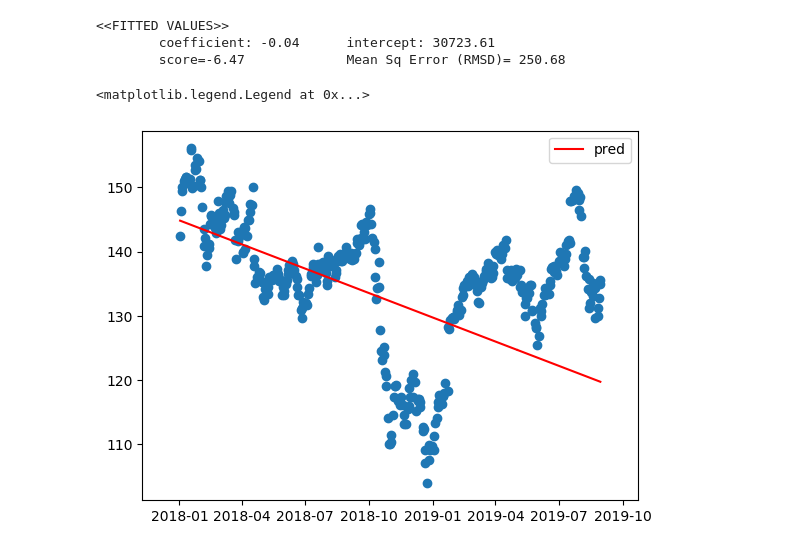
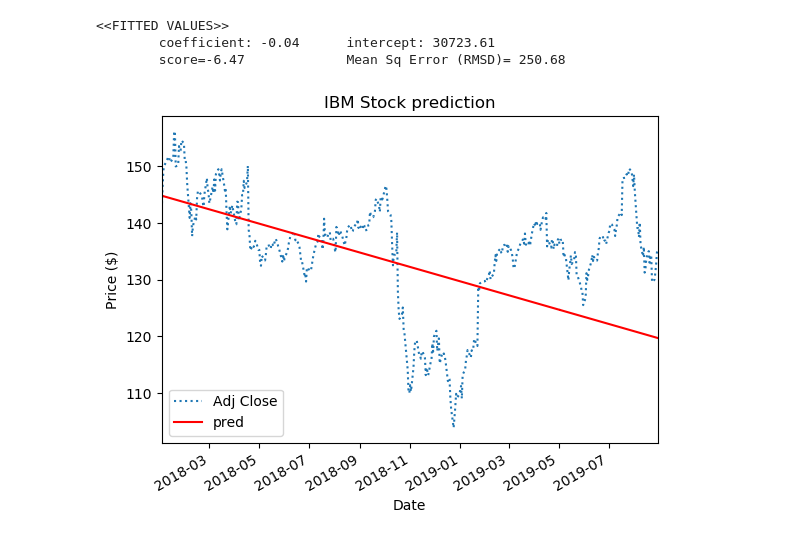
Before and after one commit to dctec/mlc, a Jupyter notebook: week2/StockPrediction/Homework2.ipynb, the cells around one changed output. Cells and saved outputs as stored; diff of their text form; code cells hidden in the pictures.

```diff
--- a/week2/StockPrediction/Homework2.ipynb
+++ b/week2/StockPrediction/Homework2.ipynb
@@ -170,10 +170,14 @@ print("<<FITTED VALUES>>\n\tcoefficient: %.2f" % regressor.coef_ , "\tintercept:
         coefficient: -0.04      intercept: 30723.61
         score=-6.47             Mean Sq Error (RMSD)= 250.68
 # %%
-plt.scatter(Xdate,Y)
+#plt.scatter(Xdate,Y,label="Adj. Close")
+df['Adj Close'].plot(ls='dotted',label='Adj Close')
 plt.plot(X_test, Y_pred_test, color='red')
 plt.plot(X_train, Y_pred_train, color='red',label="pred")
+plt.title("IBM Stock prediction")
+plt.ylabel('Price ($)')
+plt.xlabel('Date')
 plt.legend()
+plt.show()
 # %% [output]
-<matplotlib.legend.Legend at 0x...>
-[figure, old version]
+[figure, new version]
```
Also changed, not shown: parts of 1 cell of this notebook.
